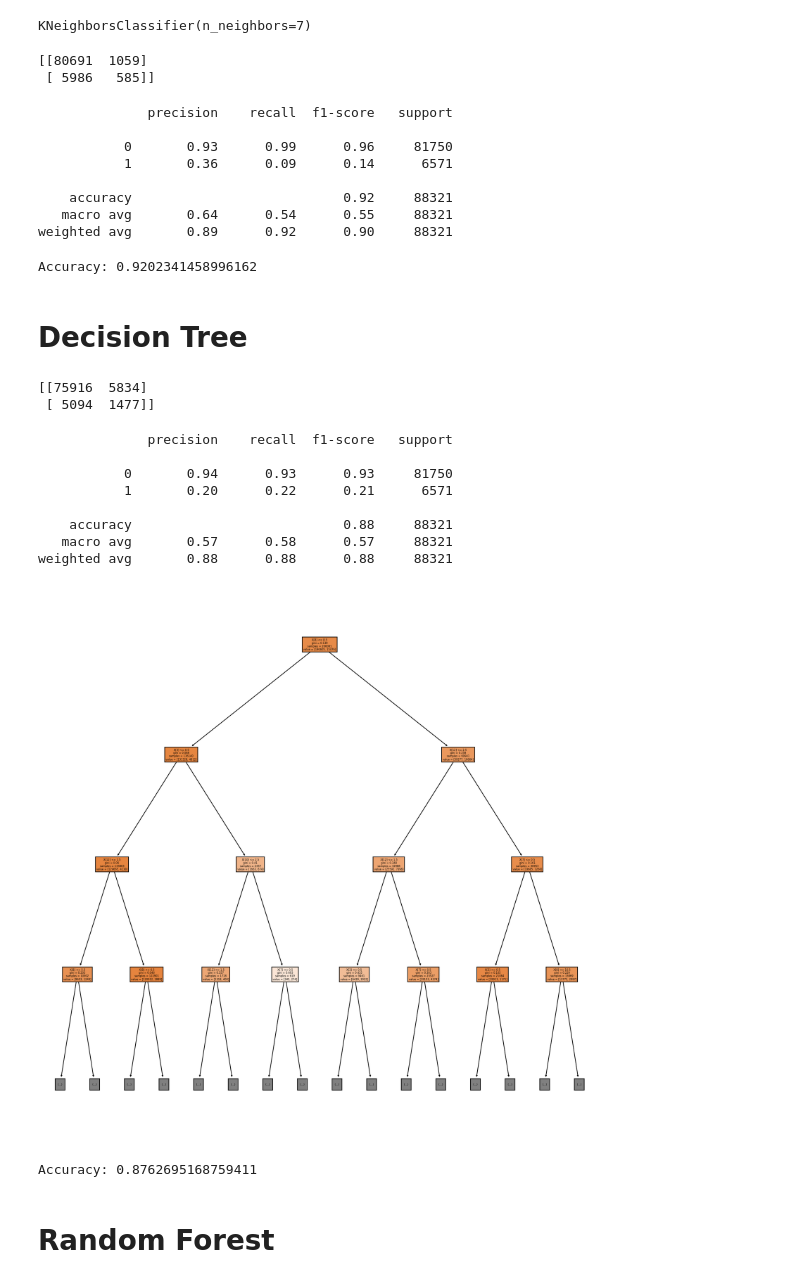
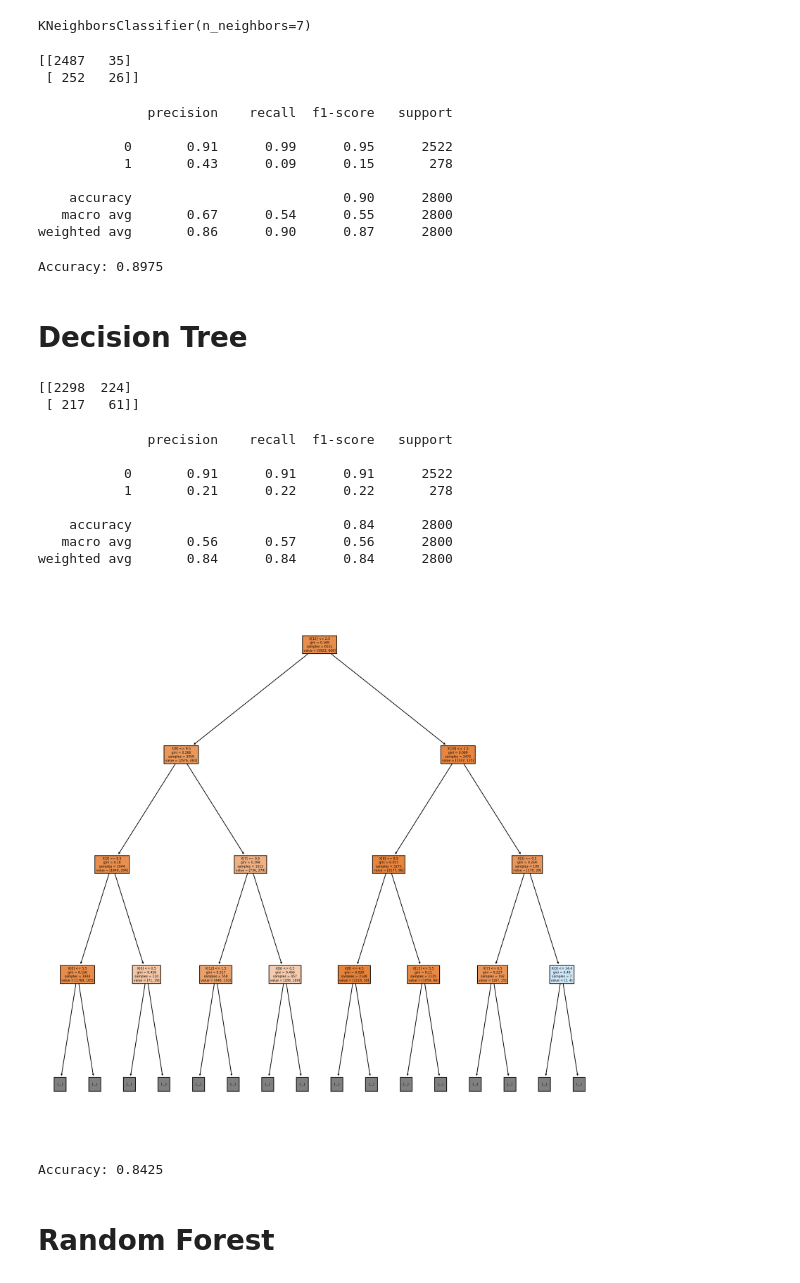
Before and after one commit to b1est/Data-Analysis, a Jupyter notebook: lab1/lab1.ipynb, the cells around one changed output. Drawn from its saved outputs; the diff is of its cells as text; code cells hidden in the pictures.

```diff
--- a/lab1/lab1.ipynb
+++ b/lab1/lab1.ipynb
@@ -78,6 +68,8 @@ Asthma                 2
 KidneyDisease          2
 SkinCancer             2
 dtype: int64
+# %%
+data = data[:10000]
 # %% [markdown]
 #  Data Cleaning
 # %%
@@ -234,7 +247,7 @@ Y = data['HeartDisease']
 
 X_train, X_test, y_train, y_test = train_test_split(X, Y, train_size=0.7, shuffle=True, random_state = 44)
 # %%
-scaler = MinMaxScaler()
+scaler = StandardScaler()
 scaler.fit(X_train)
 
 scaled_X_train = scaler.transform(X_train)
@@ -270,23 +283,23 @@ KNeighborsClassifier(n_neighbors=7)
 pred = knn.predict(scaled_X_test)
 print(confusion_matrix(y_test,pred))
 # %% [output]
-[[80691  1059]
- [ 5986   585]]
+[[2487   35]
+ [ 252   26]]
 # %%
 print(classification_report(y_test, pred))
 # %% [output]
               precision    recall  f1-score   support
 
-           0       0.93      0.99      0.96     81750
-           1       0.36      0.09      0.14      6571
+           0       0.91      0.99      0.95      2522
+           1       0.43      0.09      0.15       278
 
-    accuracy                           0.92     88321
-   macro avg       0.64      0.54      0.55     88321
-weighted avg       0.89      0.92      0.90     88321
+    accuracy                           0.90      2800
+   macro avg       0.67      0.54      0.55      2800
+weighted avg       0.86      0.90      0.87      2800
 # %%
 print('Аccuracy:', accuracy_score(y_test,pred))
 # %% [output]
-Аccuracy: 0.9202341458996162
+Аccuracy: 0.8975
 # %% [markdown]
 # Decision Tree
 # %%
@@ -297,29 +310,29 @@ y_pred = model.predict(X_test)
 # %%
 print(confusion_matrix(y_test, y_pred))
 # %% [output]
-[[75916  5834]
- [ 5094  1477]]
+[[2298  224]
+ [ 217   61]]
 # %%
 print(classification_report(y_test, y_pred))
 # %% [output]
               precision    recall  f1-score   support
 
-           0       0.94      0.93      0.93     81750
-           1       0.20      0.22      0.21      6571
+           0       0.91      0.91      0.91      2522
+           1       0.21      0.22      0.22       278
 
-    accuracy                           0.88     88321
-   macro avg       0.57      0.58      0.57     88321
-weighted avg       0.88      0.88      0.88     88321
+    accuracy                           0.84      2800
+   macro avg       0.56      0.57      0.56      2800
+weighted avg       0.84      0.84      0.84      2800
 # %%
-plt.figure(figsize = (15, 15), dpi = 150)
+plt.figure(figsize = (15, 15), dpi = 250)
 plot_tree(model, filled = True, max_depth = 3)
 plt.show()
 # %% [output]
-[figure, old version]
+[figure, new version]
 # %%
 print('Аccuracy:', accuracy_score(y_test,y_pred))
 # %% [output]
-Аccuracy: 0.8762695168759411
+Аccuracy: 0.8425
 # %% [markdown]
 # Random Forest
 # %%
```
Also changed, not shown: parts of 34 cells of this notebook.
